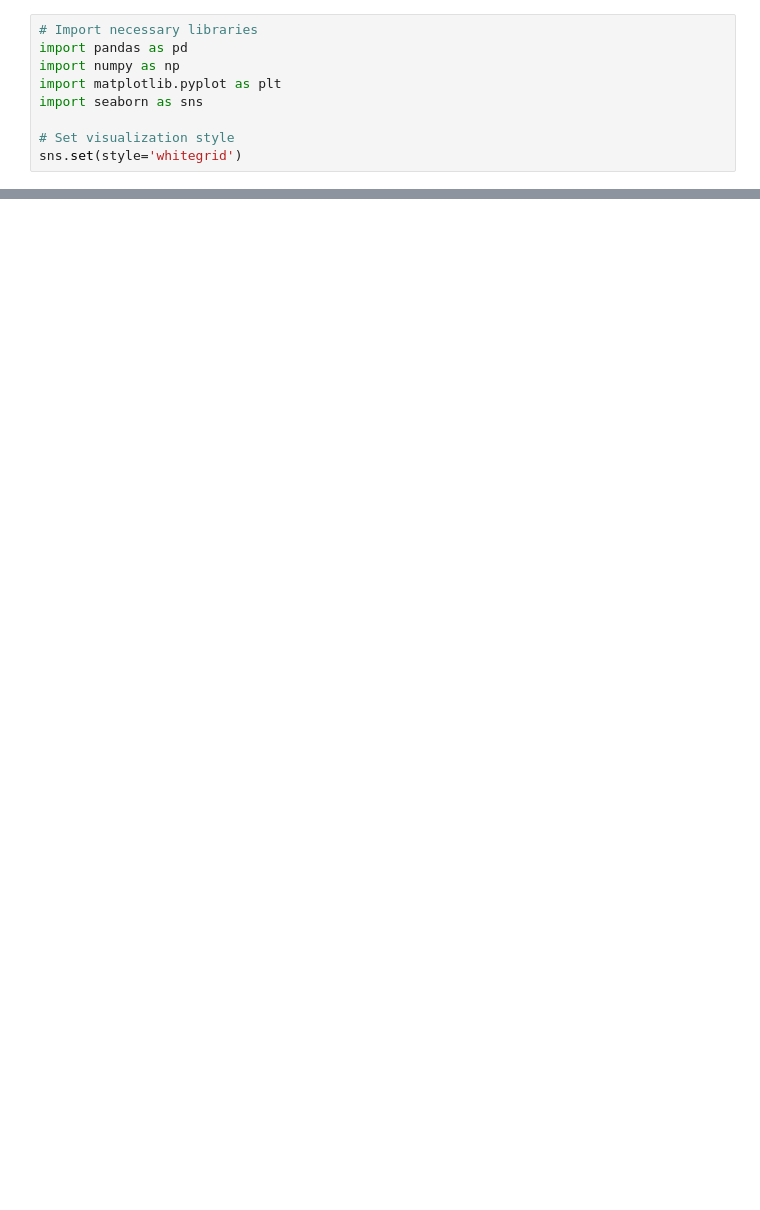
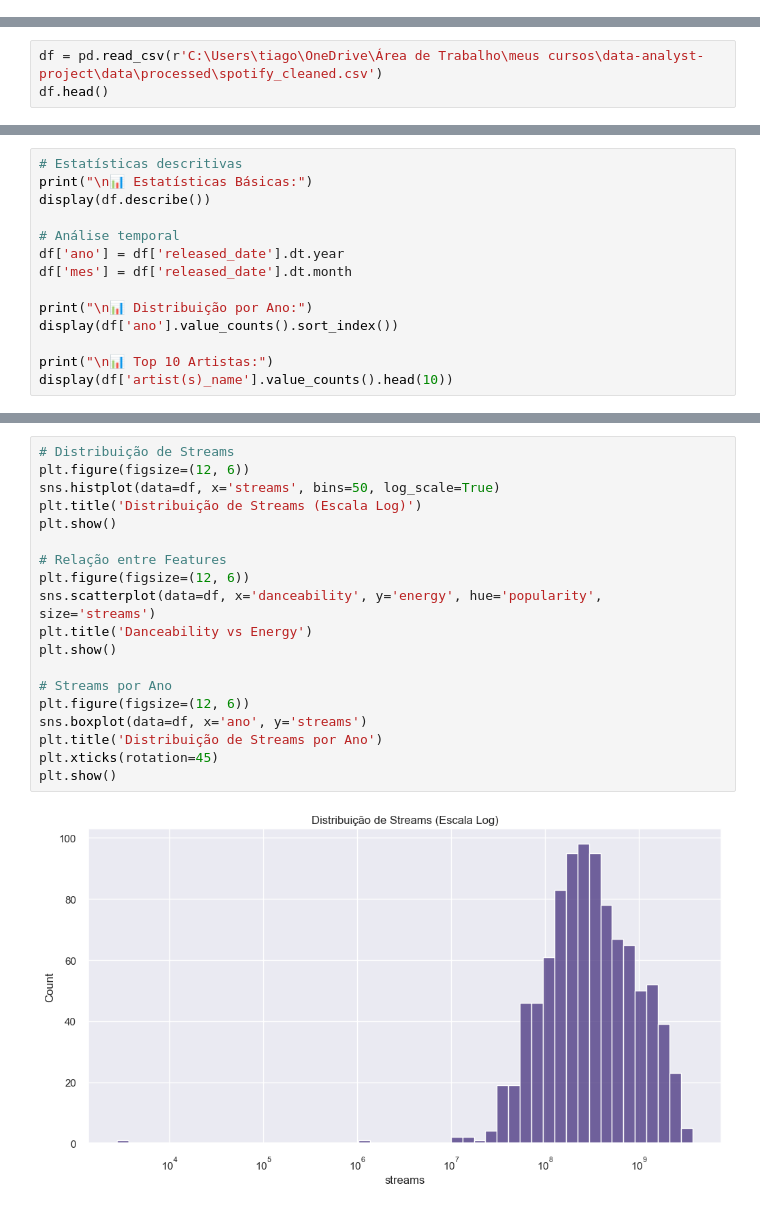
Before and after one commit to tmarsbr/data-analyst-project, a Jupyter notebook: notebooks/analysis.ipynb, the cells around one changed output, grey strips where cells are left out. Cells and saved outputs as stored; diff of their text form; blank space fills up the shorter version.

```diff
--- a/notebooks/analysis.ipynb
+++ b/notebooks/analysis.ipynb
@@ -5,9 +0,0 @@ This notebook contains the analysis workflow for the data analyst project, inclu
-# %%
-# Import necessary libraries
-import pandas as pd
-import numpy as np
-import matplotlib.pyplot as plt
-import seaborn as sns
-
-# Set visualization style
-sns.set(style='whitegrid')
@@ -35,0 +107,3 @@ Based on the analysis, we can derive insights and conclusions that will guide fu
+# %%
+df = pd.read_csv(r'C:\Users\tiago\OneDrive\Área de Trabalho\meus cursos\data-analyst-project\data\processed\spotify_cleaned.csv')
+df.head()
@@ -35,0 +152,14 @@ Based on the analysis, we can derive insights and conclusions that will guide fu
+# %%
+# Estatísticas descritivas
+print("\n📊 Estatísticas Básicas:")
+display(df.describe())
+
+# Análise temporal
+df['ano'] = df['released_date'].dt.year
+df['mes'] = df['released_date'].dt.month
+
+print("\n📊 Distribuição por Ano:")
+display(df['ano'].value_counts().sort_index())
+
+print("\n📊 Top 10 Artistas:")
+display(df['artist(s)_name'].value_counts().head(10))
@@ -35,0 +211,21 @@ Based on the analysis, we can derive insights and conclusions that will guide fu
+# %%
+# Distribuição de Streams
+plt.figure(figsize=(12, 6))
+sns.histplot(data=df, x='streams', bins=50, log_scale=True)
+plt.title('Distribuição de Streams (Escala Log)')
+plt.show()
+
+# Relação entre Features
+plt.figure(figsize=(12, 6))
+sns.scatterplot(data=df, x='danceability', y='energy', hue='popularity', size='streams')
+plt.title('Danceability vs Energy')
+plt.show()
+
+# Streams por Ano
+plt.figure(figsize=(12, 6))
+sns.boxplot(data=df, x='ano', y='streams')
+plt.title('Distribuição de Streams por Ano')
+plt.xticks(rotation=45)
+plt.show()
+# %% [output]
+[figure, added]
```
Also changed, not shown: parts of 24 cells of this notebook, 8 other files.
